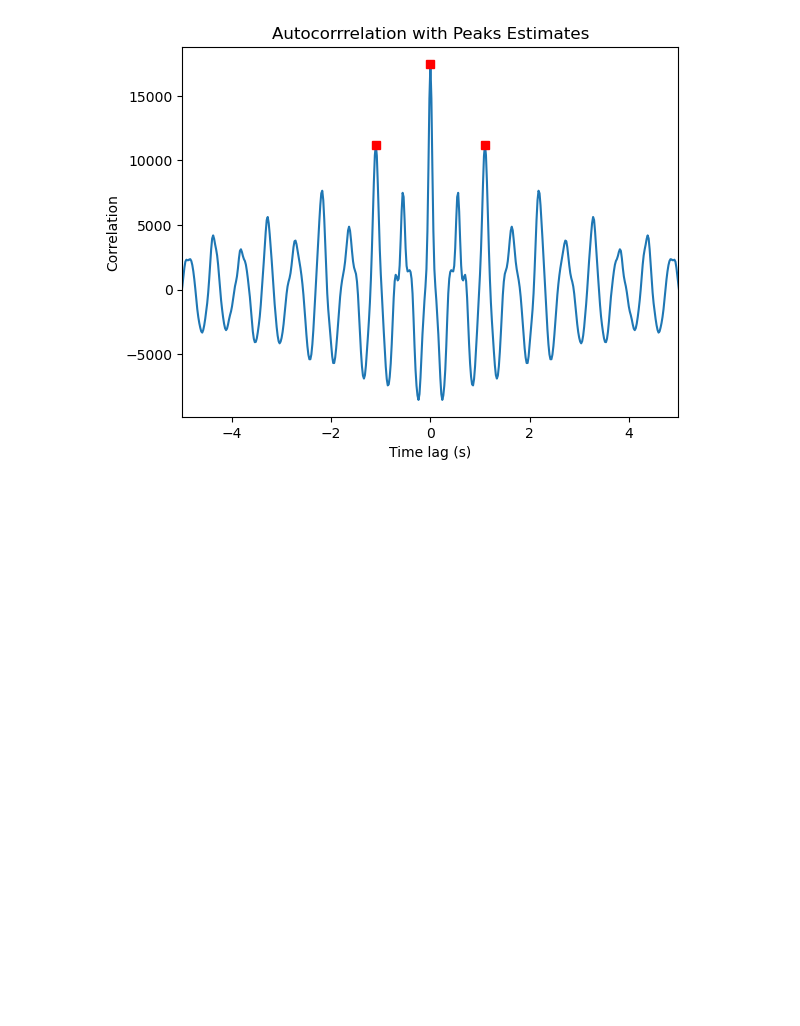
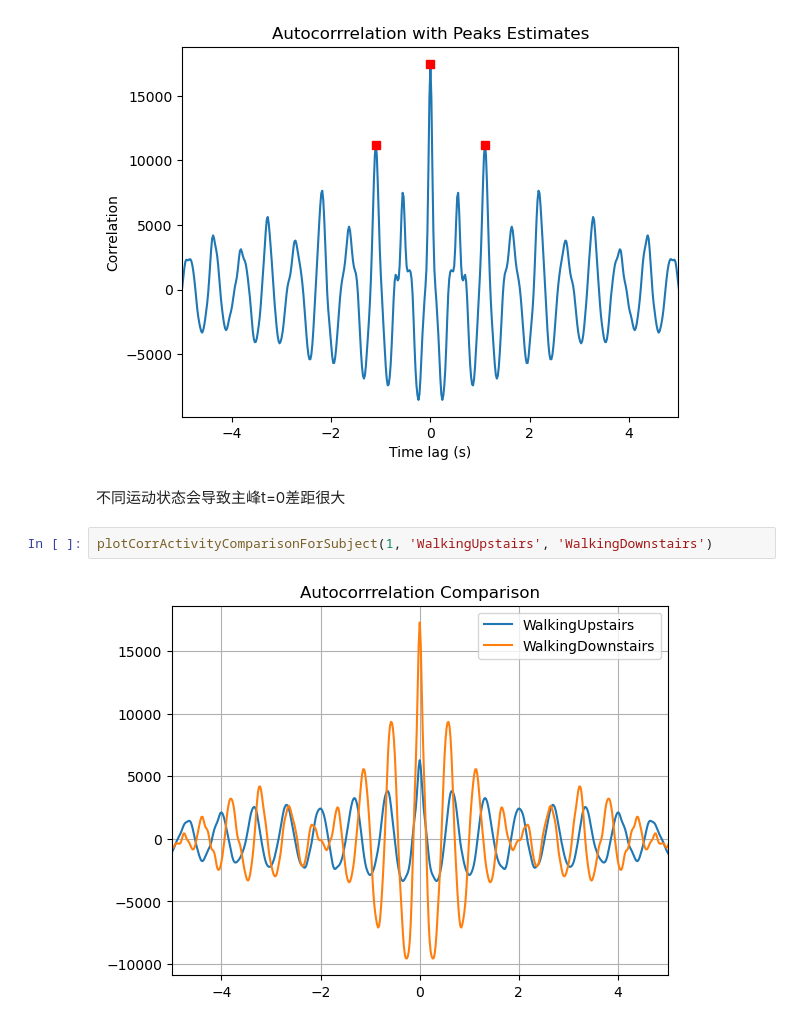
Before and after one commit to ChameleonZerta/Athletic-stance-demo, a Jupyter notebook: DEMO.ipynb, the cells around one changed output. Cells and saved outputs as stored; diff of their text form; blank space fills up the shorter version.

```diff
--- a/DEMO.ipynb
+++ b/DEMO.ipynb
@@ -143,3 +144,9 @@ plt.ylabel('Correlation')
 plt.show()
 # %% [output]
 [figure]
+# %% [markdown]
+不同运动状态会导致主峰t=0差距很大
+# %%
+plotCorrActivityComparisonForSubject(1, 'WalkingUpstairs', 'WalkingDownstairs')
+# %% [output]
+[figure, added]
```
Also changed, not shown: parts of 1 cell of this notebook, 1 other file.
